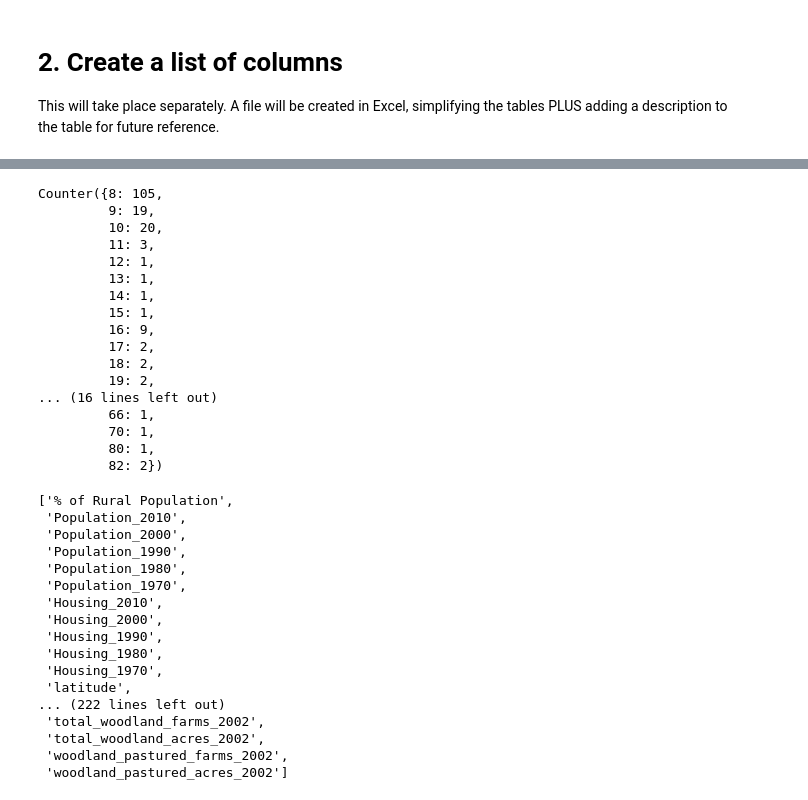
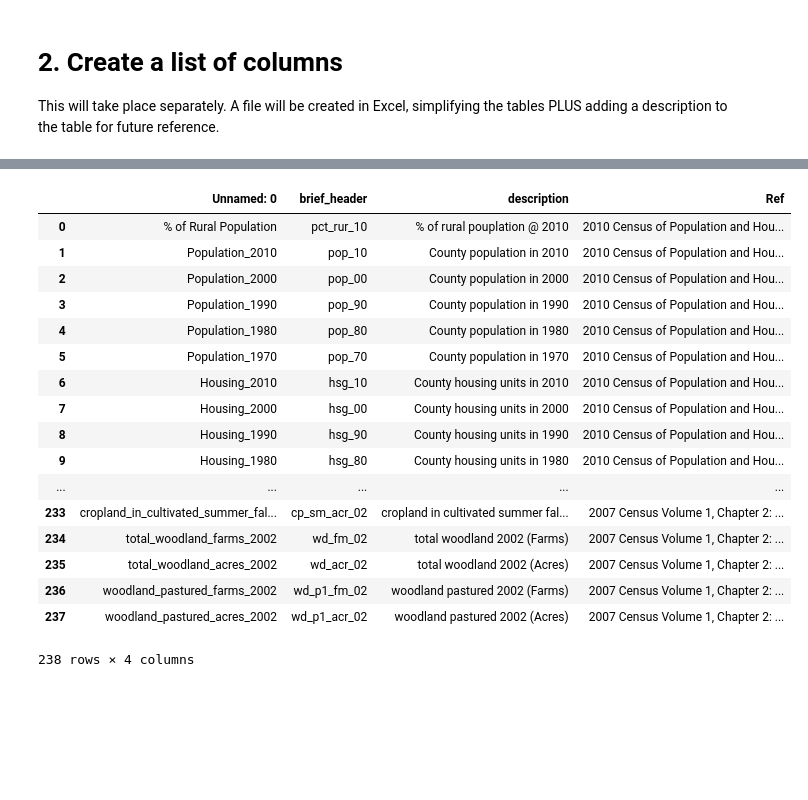
Before and after one commit to mforootan/NSS_Capstone_TN_land_use, a Jupyter notebook: cap_clean.ipynb, the cells around one changed output, grey strips where cells are left out. Saved outputs shown, nothing was run; the diff lists cells and outputs as text; code cells hidden in the pictures; blank space fills up the shorter version.

```diff
--- a/cap_clean.ipynb
+++ b/cap_clean.ipynb
@@ -170,40 +145,22 @@ counter=collections.Counter(nan_cnt)
-# %%
-counter
-# %% [output]
-Counter({8: 105,
-         9: 19,
-         10: 20,
-         11: 3,
-         12: 1,
-         13: 1,
-         14: 1,
-         15: 1,
-         16: 9,
-         17: 2,
-         18: 2,
-         19: 2,
-... (16 lines left out)
-         66: 1,
-         70: 1,
-         80: 1,
-         82: 2})
-# %%
-list(explan_df.columns)
-# %% [output]
-['% of Rural Population',
- 'Population_2010',
- 'Population_2000',
- 'Population_1990',
- 'Population_1980',
- 'Population_1970',
- 'Housing_2010',
- 'Housing_2000',
- 'Housing_1990',
- 'Housing_1980',
- 'Housing_1970',
- 'latitude',
-... (222 lines left out)
- 'total_woodland_farms_2002',
- 'total_woodland_acres_2002',
- 'woodland_pastured_farms_2002',
- 'woodland_pastured_acres_2002']
+# %%
+col_dict = pd.read_csv('data/Col_Dict.csv')
+col_dict
+# %% [output]
+|  | Unnamed: 0 | brief_header | description | Ref |
+| 0 | % of Rural Population | pct_rur_10 | % of rural pouplation @ 2010 | 2010 Census of Population and Hou... |
+| 1 | Population_2010 | pop_10 | County population in 2010 | 2010 Census of Population and Hou... |
+| 2 | Population_2000 | pop_00 | County population in 2000 | 2010 Census of Population and Hou... |
+| 3 | Population_1990 | pop_90 | County population in 1990 | 2010 Census of Population and Hou... |
+| 4 | Population_1980 | pop_80 | County population in 1980 | 2010 Census of Population and Hou... |
+| 5 | Population_1970 | pop_70 | County population in 1970 | 2010 Census of Population and Hou... |
+| 6 | Housing_2010 | hsg_10 | County housing units in 2010 | 2010 Census of Population and Hou... |
+| 7 | Housing_2000 | hsg_00 | County housing units in 2000 | 2010 Census of Population and Hou... |
+| 8 | Housing_1990 | hsg_90 | County housing units in 1990 | 2010 Census of Population and Hou... |
+| 9 | Housing_1980 | hsg_80 | County housing units in 1980 | 2010 Census of Population and Hou... |
+| ... | ... | ... | ... | ... |
+| 233 | cropland_in_cultivated_summer_fal... | cp_sm_acr_02 | cropland in cultivated summer fal... | 2007 Census Volume 1, Chapter 2: ... |
+| 234 | total_woodland_farms_2002 | wd_fm_02 | total woodland 2002 (Farms) | 2007 Census Volume 1, Chapter 2: ... |
+| 235 | total_woodland_acres_2002 | wd_acr_02 | total woodland 2002 (Acres) | 2007 Census Volume 1, Chapter 2: ... |
+| 236 | woodland_pastured_farms_2002 | wd_p1_fm_02 | woodland pastured 2002 (Farms) | 2007 Census Volume 1, Chapter 2: ... |
+| 237 | woodland_pastured_acres_2002 | wd_p1_acr_02 | woodland pastured 2002 (Acres) | 2007 Census Volume 1, Chapter 2: ... |
+238 rows × 4 columns
```
Also changed, not shown: parts of 15 cells of this notebook, 2 other files.
